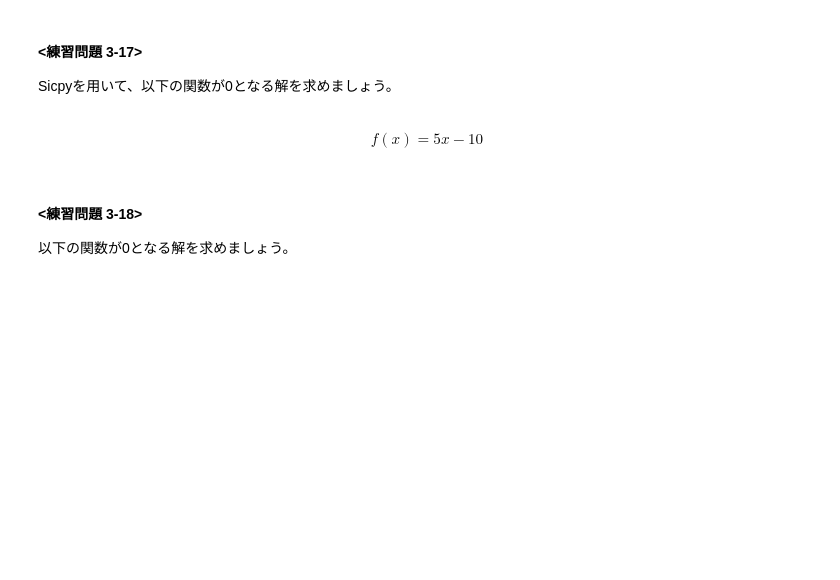
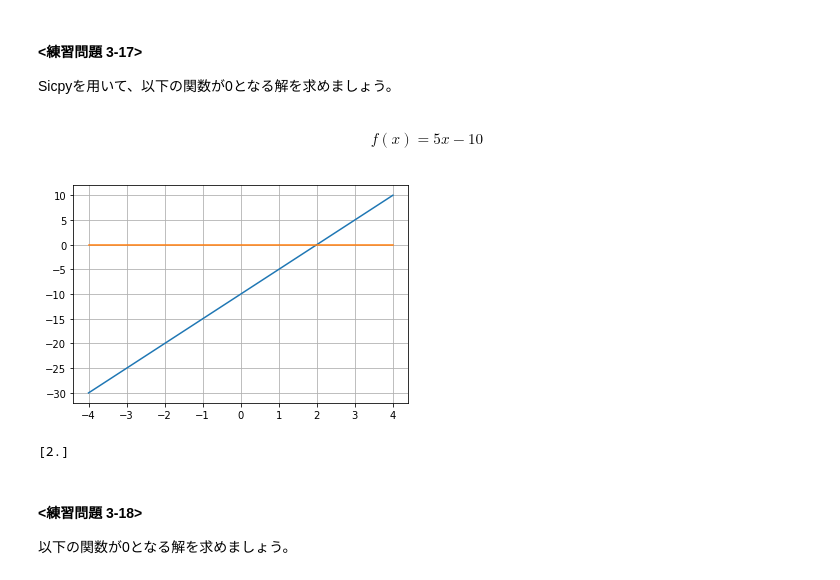
Before and after one commit to takafumi12/tokyou-u_chapters, a Jupyter notebook: GCI2020/week2/chapter3.ipynb, the cells around one changed output. Cells and saved outputs as stored; diff of their text form; code cells hidden in the pictures; blank space fills up the shorter version.

```diff
--- a/GCI2020/week2/chapter3.ipynb
+++ b/GCI2020/week2/chapter3.ipynb
@@ -1204,6 +1230,24 @@ Sicpyを用いて、以下の関数が0となる解を求めましょう。
 \begin{eqnarray*}
 \ f(x) = 5x -10
 \end{eqnarray*}
+# %%
+def f(x):
+    y = 5 * x - 10
+    return y
+# %%
+# グラフ化してみる
+x = np.linspace(-4, 4)
+plt.plot(x, f(x))
+plt.plot(x, np.zeros(len(x)))
+plt.grid(True)
+# %% [output]
+[figure, added]
+# %%
+# x = 2 付近
+x = fsolve(f, 2)
+print(x)
+# %% [output]
+[2.]
 # %% [markdown]
 #### <練習問題 3-18>
 以下の関数が0となる解を求めましょう。
```
Also changed, not shown: parts of 19 cells of this notebook, 2 other files.
